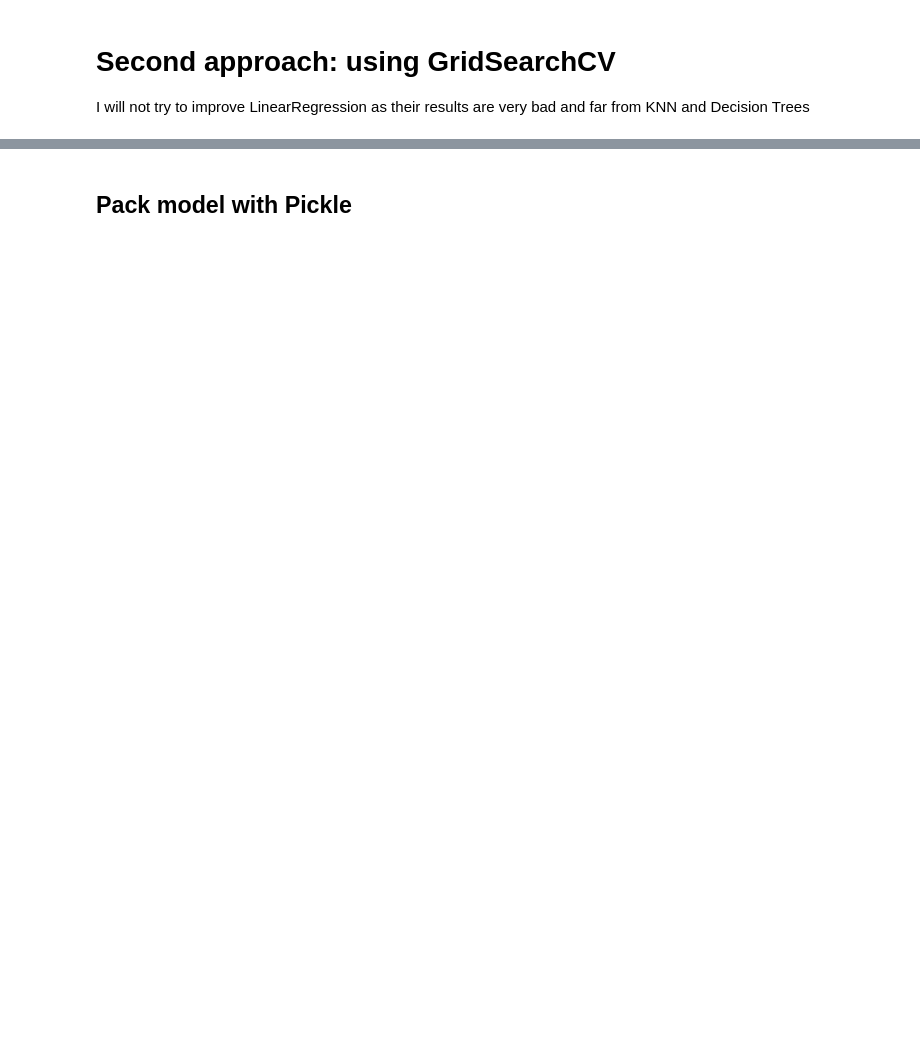
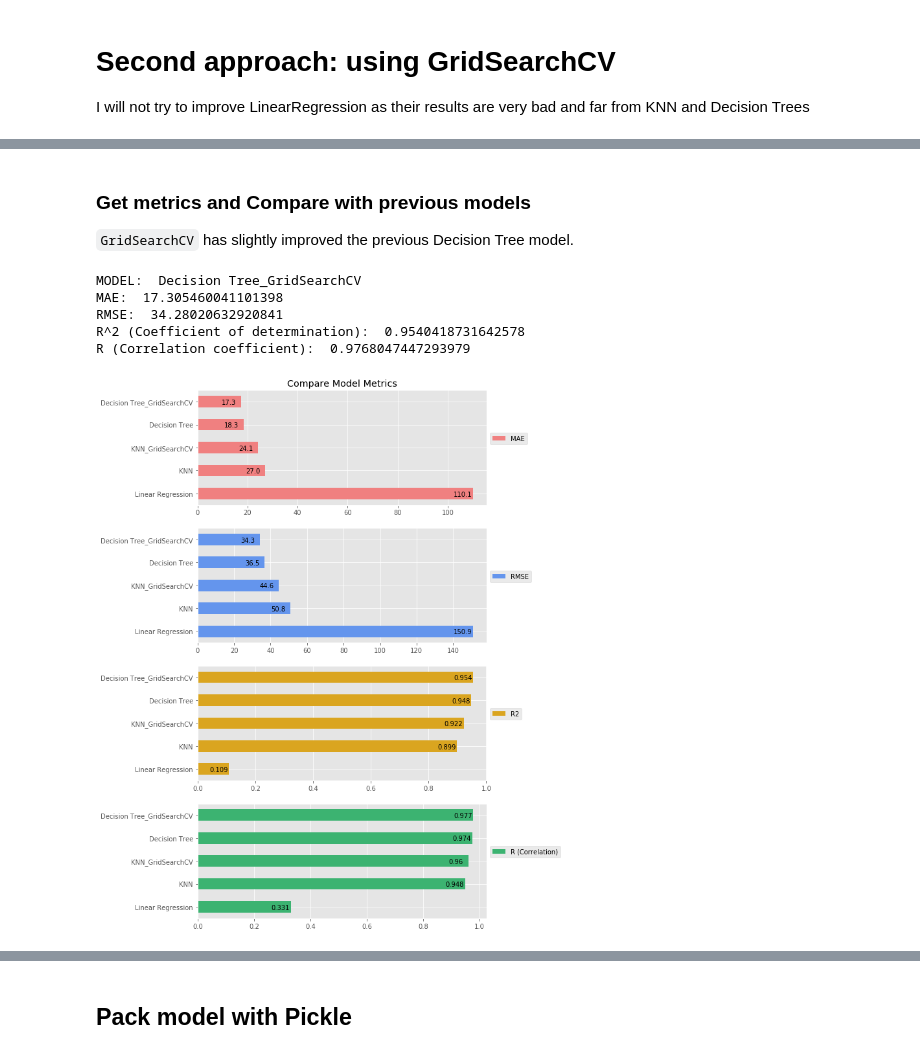
Before and after one commit to angelrps/MasterDataScience_FinalProject, a Jupyter notebook: notebooks/Modelling_01.ipynb, the cells around one changed output, grey strips where cells are left out. Cells and saved outputs as stored; diff of their text form; code cells hidden in the pictures; blank space fills up the shorter version.

```diff
--- a/notebooks/Modelling_01.ipynb
+++ b/notebooks/Modelling_01.ipynb
@@ -534,0 +500,18 @@ X_test_g.head(100)
+# %%
+%%time
+from sklearn.model_selection import GridSearchCV
+from sklearn.tree import DecisionTreeRegressor
+
+
+regd_grid = GridSearchCV(DecisionTreeRegressor(),
+                       param_grid={"max_depth":np.arange(25,35),
+                                  "min_samples_leaf":np.arange(2,10)},
+                       cv = 2,
+                       scoring = "neg_mean_absolute_error")
+
+# Train the model with the dataset
+regd_grid.fit(X_train,y_train)
+
+# Do predictions
+regd_grid_y_pred = regd_grid.predict(X_val)
+regd_grid.best_estimator_
@@ -534,0 +526,19 @@ X_test_g.head(100)
+# %% [markdown]
+### Get metrics and Compare with previous models
+
+``GridSearchCV`` has slightly improved the previous Decision Tree model.
+# %%
+regd_grid_metrics = get_metrics('Decision Tree_GridSearchCV', y_val, regd_grid_y_pred)
+
+compare_model_metrics([reg_metrics,
+                       regk_metrics,
+                       regd_metrics,
+                       regk_grid_metrics,
+                       regd_grid_metrics])
+# %% [output]
+MODEL:  Decision Tree_GridSearchCV
+MAE:  17.305460041101398
+RMSE:  34.28020632920841
+R^2 (Coefficient of determination):  0.9540418731642578
+R (Correlation coefficient):  0.9768047447293979
+[figure, added]
```
Also changed, not shown: parts of 43 cells of this notebook.
